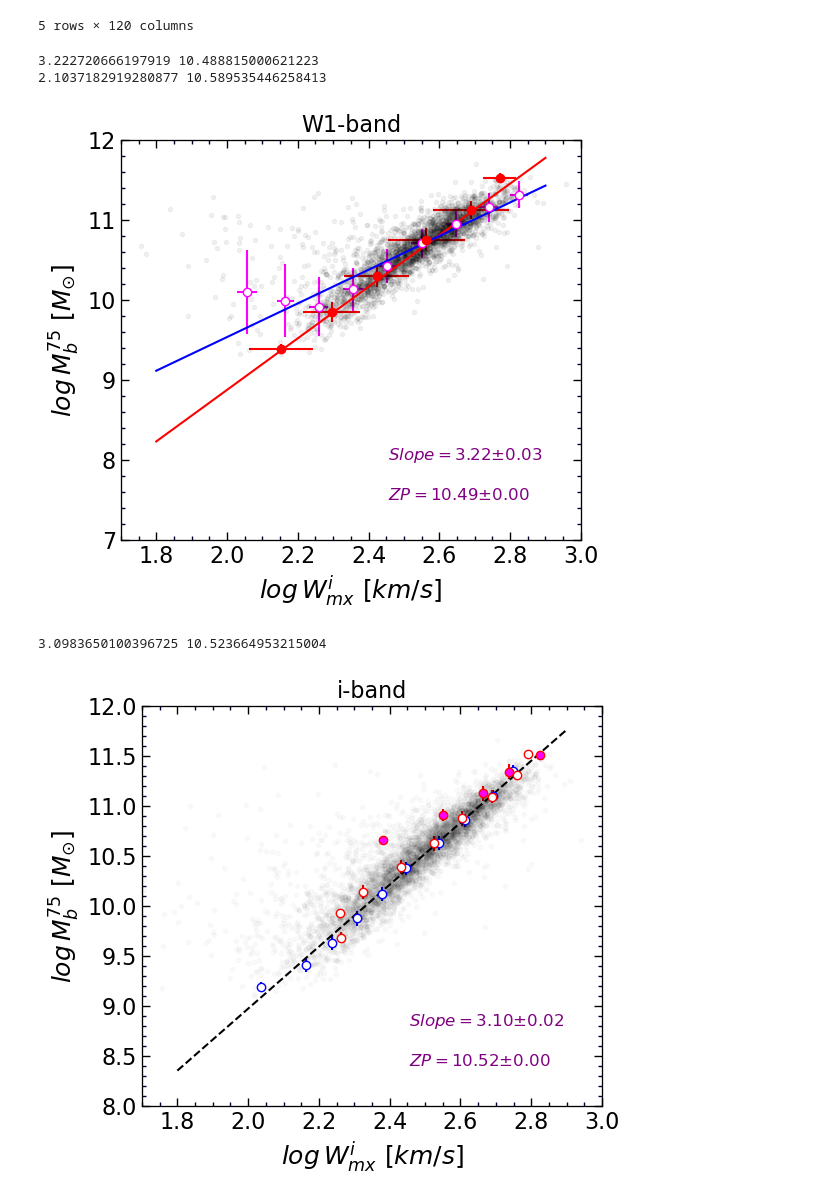
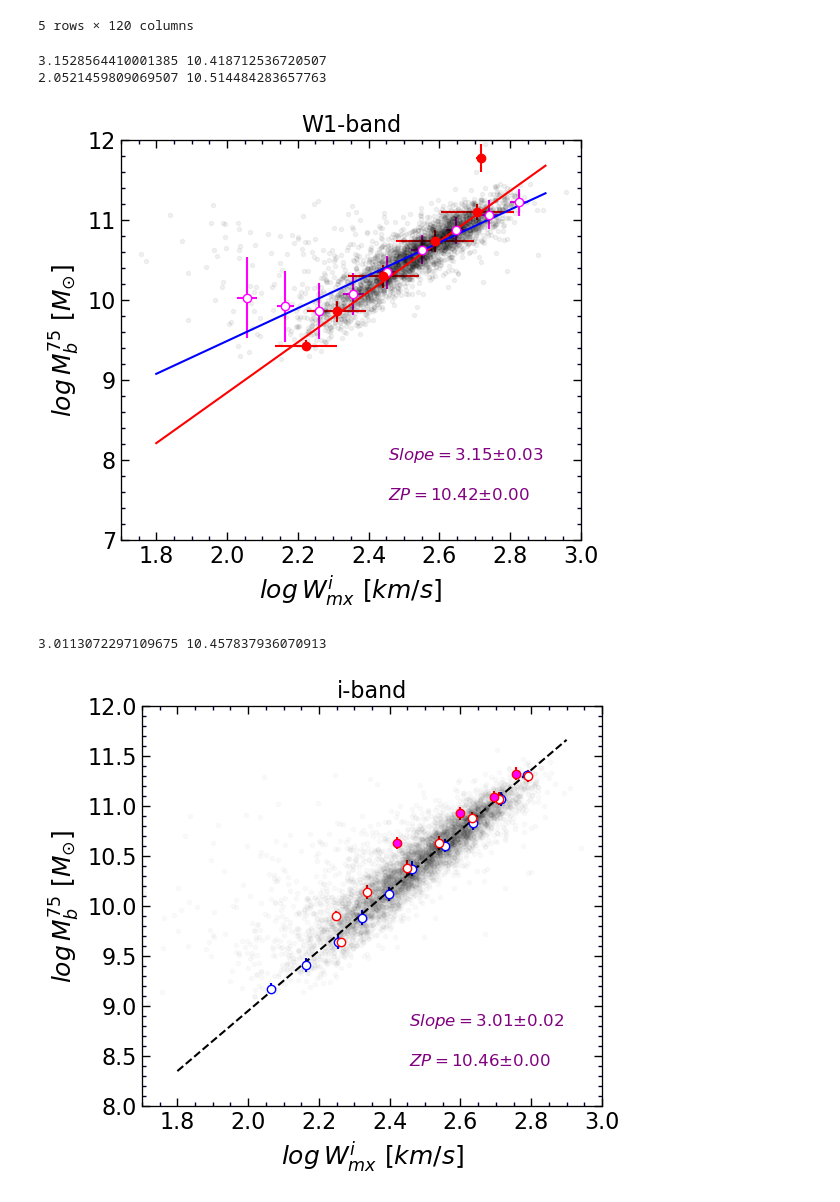
Before and after one commit to ekourkchi/test_TFRcatal, a Jupyter notebook: BTFR_fit_infrared.ipynb, the cells around one changed output. Cells and saved outputs as stored; diff of their text form; code cells hidden in the pictures.

```diff
--- a/BTFR_fit_infrared.ipynb
+++ b/BTFR_fit_infrared.ipynb
@@ -124,7 +124,7 @@ def linear(x, m, b):
 
     return m*x+b
 # %%
-logMs = 2.20 - 0.4*df['M1_75']
+logMs = 2.10 - 0.4*df['M1_75']
 df['Mass_star'] = 10**logMs
 df['Mb'] = df['Mass_star'] + 1.33*df['Mass_HI']
 df['logMass'] = np.log10(df.Mb.values)
@@ -212,43 +212,44 @@ for i in np.arange(2,2.9,0.1):
             yp.append(Y[ii])
     if len(xp)>0:
         ax.errorbar(np.mean(xp), np.median(yp), yerr=np.std(yp), xerr=np.std(xp), fmt='o',
                     color='magenta', ms=6, mfc='white')
 
 for i in np.arange(8,12,0.5):
     xp = []
     yp = []
     for ii in range(len(Y)):
         xi = Y[ii]
         if xi>=i and xi<i+0.5:
             xp.append(xi)
             yp.append(X[ii])
     if len(xp)>0:
         ax.errorbar(np.median(yp), np.median(xp), yerr=np.std(xp), xerr=np.std(yp), fmt='o',
                     color='r', ms=6)
 
 
 Ylm = ax.get_ylim() ; Xlm = ax.get_xlim()
 x0 = 0.42*Xlm[0]+0.58*Xlm[1]
 y0 = 0.80*Ylm[0]+0.2*Ylm[1]
 ax.text(x0,y0, r"$Slope = $"+"%.2f" % m0+'$\pm$'+"%.2f" % dm0, fontsize=12, color='purple')
 y0 = 0.90*Ylm[0]+0.10*Ylm[1]
 ax.text(x0,y0, r"$ZP = $"+"%.2f" % b0+'$\pm$'+"%.2f" % db0, fontsize=12, color='purple')
 
 
 import copy
 
 dff_ir = copy.deepcopy(dff)
 # %% [output]
-3.222720666197919 10.488815000621223
-2.1037182919280877 10.589535446258413
+3.1528564410001385 10.418712536720507
+2.0521459809069507 10.514484283657763
-[figure, old version]
+[figure, new version]
 # %%
-# logMs = 1.685 + 0.359*df.gi - 0.4*df['Mi_75'] ### ~> 2.10
-logMs = 1.785 + 0.359*df.gi - 0.4*df['Mi_75']   #### upsilon ~> 2.20
+logMs = 1.685 + 0.359*df.gi - 0.4*df['Mi_75'] ### ~> 2.10
+# logMs = 1.785 + 0.359*df.gi - 0.4*df['Mi_75']   #### upsilon ~> 2.20
 # logMs = 1.835 + 0.359*df.gi - 0.4*df['Mi_75']   #### upsilon ~> 2.25
 # logMs = 1.885 + 0.359*df.gi - 0.4*df['Mi_75']   #### upsilon ~> 2.30
 df['Mass_star'] = 10**logMs
-df['Mb'] = df['Mass_star'] + 1.33*df['Mass_HI']
+# df['Mass_HI'] = 10**(np.log10(df.Mass_HI)+(-4.4E-5*df.Vmod-0.06))
+df['Mb'] = df['Mass_star'] + 1.33*(df['Mass_HI'])
 df['logMass'] = np.log10(df.Mb.values)
 
 dff = df[(df.Qs>2)&(df.elgWi>0)&(df.lgWmxi>0)&(df.Vmod>4000)&(df.Vmod<20000)].dropna()
@@ -431,8 +432,8 @@ ax.text(x0,y0, r"$ZP = $"+"%.2f" % b0+'$\pm$'+"%.2f" % db0, fontsize=12, color='
 
 dff_op = copy.deepcopy(dff)
 # %% [output]
-3.0983650100396725 10.523664953215004
+3.0113072297109675 10.457837936070913
-[figure, old version]
+[figure, new version]
 # %%
 # logW_ir = dff_ir.lgWmxi.values
 # logWe_ir = dff_ir.elgWi.values
```
Also changed, not shown: parts of 16 cells of this notebook, 5 other files.
